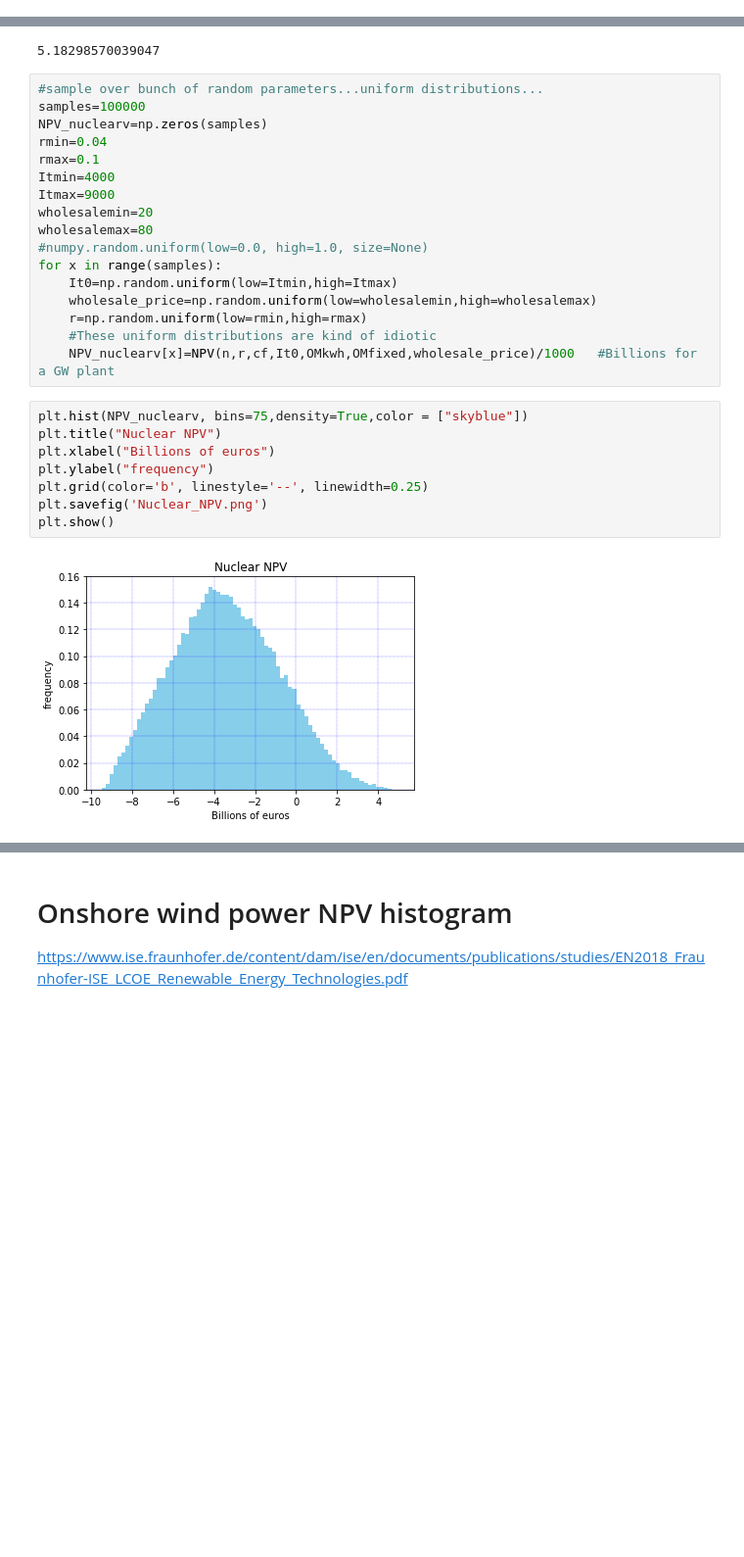
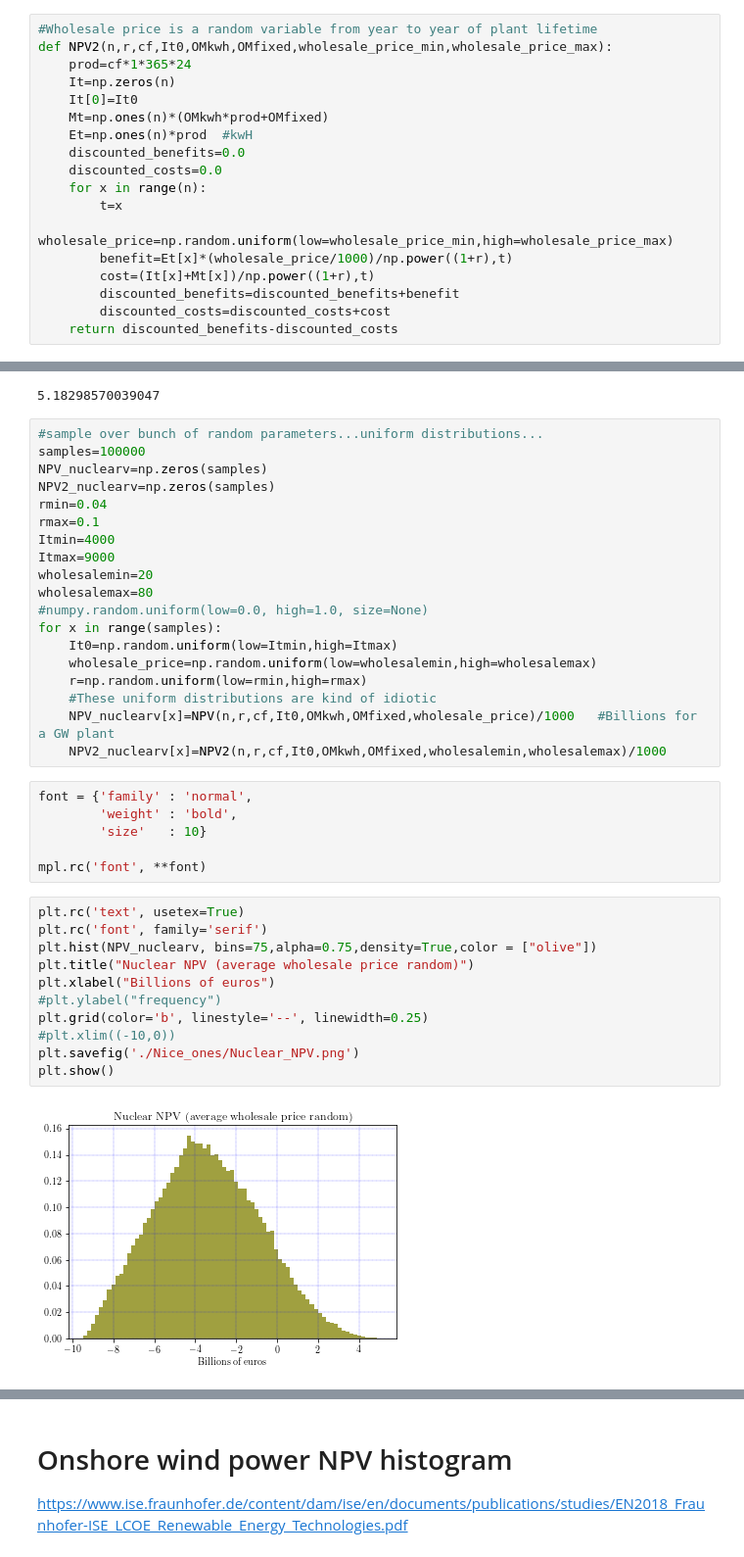
Before and after one commit to martikj2/Net_Present_Value_Energy, a Jupyter notebook: NPV histograms.ipynb, the cells around one changed output, grey strips where cells are left out. Shown at 98% size. Saved outputs shown, nothing was run; the diff lists cells and outputs as text; blank space fills up the shorter version.

```diff
--- a/NPV histograms.ipynb
+++ b/NPV histograms.ipynb
@@ -18,6 +28,24 @@ def NPV(n,r,cf,It0,OMkwh,OMfixed,wholesale_price):
         discounted_benefits=discounted_benefits+benefit
         discounted_costs=discounted_costs+cost
     return discounted_benefits-discounted_costs
+# %%
+#Wholesale price is a random variable from year to year of plant lifetime
+def NPV2(n,r,cf,It0,OMkwh,OMfixed,wholesale_price_min,wholesale_price_max):
+    prod=cf*1*365*24
+    It=np.zeros(n)
+    It[0]=It0
+    Mt=np.ones(n)*(OMkwh*prod+OMfixed)
+    Et=np.ones(n)*prod  #kwH
+    discounted_benefits=0.0
+    discounted_costs=0.0
+    for x in range(n):
+        t=x
+        wholesale_price=np.random.uniform(low=wholesale_price_min,high=wholesale_price_max)
+        benefit=Et[x]*(wholesale_price/1000)/np.power((1+r),t)
+        cost=(It[x]+Mt[x])/np.power((1+r),t)
+        discounted_benefits=discounted_benefits+benefit
+        discounted_costs=discounted_costs+cost
+    return discounted_benefits-discounted_costs
 # %% [markdown]
 # Nuclear power NPV histogram
 # %%
@@ -40,6 +68,7 @@ NPV_nuclear
 #sample over bunch of random parameters...uniform distributions...
 samples=100000
 NPV_nuclearv=np.zeros(samples)
+NPV2_nuclearv=np.zeros(samples)
 rmin=0.04
 rmax=0.1
 Itmin=4000
@@ -53,13 +82,23 @@ for x in range(samples):
     r=np.random.uniform(low=rmin,high=rmax)
     #These uniform distributions are kind of idiotic
     NPV_nuclearv[x]=NPV(n,r,cf,It0,OMkwh,OMfixed,wholesale_price)/1000   #Billions for a GW plant
+    NPV2_nuclearv[x]=NPV2(n,r,cf,It0,OMkwh,OMfixed,wholesalemin,wholesalemax)/1000
+# %%
+font = {'family' : 'normal',
+        'weight' : 'bold',
+        'size'   : 10}
+
+mpl.rc('font', **font)
 # %%
-plt.hist(NPV_nuclearv, bins=75,density=True,color = ["skyblue"])
-plt.title("Nuclear NPV")
+plt.rc('text', usetex=True)
+plt.rc('font', family='serif')
+plt.hist(NPV_nuclearv, bins=75,alpha=0.75,density=True,color = ["olive"])
+plt.title("Nuclear NPV (average wholesale price random)")
 plt.xlabel("Billions of euros")
-plt.ylabel("frequency")
+#plt.ylabel("frequency")
 plt.grid(color='b', linestyle='--', linewidth=0.25)
-plt.savefig('Nuclear_NPV.png')
+#plt.xlim((-10,0))
+plt.savefig('./Nice_ones/Nuclear_NPV.png')
 plt.show()
 # %% [output]
-[figure, old version]
+[figure, new version]
```
Also changed, not shown: parts of 5 cells of this notebook, 3 other files.
